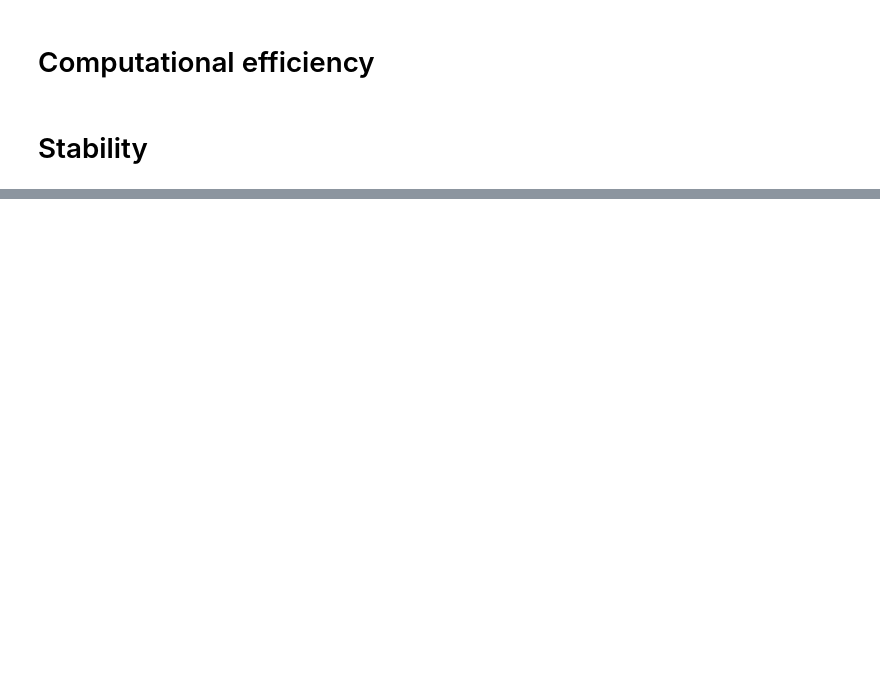
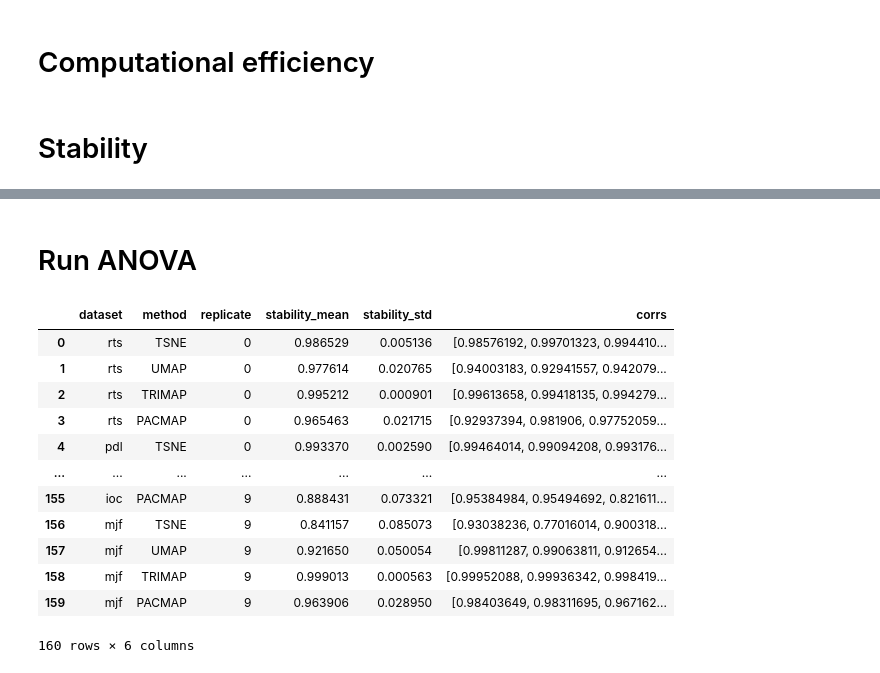
Before and after one commit to GiacomoAlliata/dr_evaluation, a Jupyter notebook: dr_computational.ipynb, the cells around one changed output, grey strips where cells are left out. Drawn from its saved outputs; the diff is of its cells as text; code cells hidden in the pictures; blank space fills up the shorter version.

```diff
--- a/dr_computational.ipynb
+++ b/dr_computational.ipynb
@@ -163,0 +303,30 @@ plt.show()
+# %% [markdown]
+# Run ANOVA
+# %%
+def parse_corrs(x):
+    if pd.isna(x):
+        return np.array([])
+    x = str(x).strip()
+    x = x.strip("[]")
+    return np.fromstring(x, sep=" ")
+
+stability_long = pd.read_csv("results/stability_long_results_single_sample_10reps.csv")
+stability_long["corrs"] = stability_long["corrs"].apply(parse_corrs)
+
+stability_long = stability_long[stability_long["replicate"] < 16].reset_index(drop=True)
+
+stability_long
+# %% [output]
+|  | dataset | method | replicate | stability_mean | stability_std | corrs |
+| 0 | rts | TSNE | 0 | 0.986529 | 0.005136 | [0.98576192, 0.99701323, 0.994410... |
+| 1 | rts | UMAP | 0 | 0.977614 | 0.020765 | [0.94003183, 0.92941557, 0.942079... |
+| 2 | rts | TRIMAP | 0 | 0.995212 | 0.000901 | [0.99613658, 0.99418135, 0.994279... |
+| 3 | rts | PACMAP | 0 | 0.965463 | 0.021715 | [0.92937394, 0.981906, 0.97752059... |
+| 4 | pdl | TSNE | 0 | 0.993370 | 0.002590 | [0.99464014, 0.99094208, 0.993176... |
+| ... | ... | ... | ... | ... | ... | ... |
+| 155 | ioc | PACMAP | 9 | 0.888431 | 0.073321 | [0.95384984, 0.95494692, 0.821611... |
+| 156 | mjf | TSNE | 9 | 0.841157 | 0.085073 | [0.93038236, 0.77016014, 0.900318... |
+| 157 | mjf | UMAP | 9 | 0.921650 | 0.050054 | [0.99811287, 0.99063811, 0.912654... |
+| 158 | mjf | TRIMAP | 9 | 0.999013 | 0.000563 | [0.99952088, 0.99936342, 0.998419... |
+| 159 | mjf | PACMAP | 9 | 0.963906 | 0.028950 | [0.98403649, 0.98311695, 0.967162... |
+160 rows × 6 columns
```
Also changed, not shown: parts of 13 cells of this notebook.
